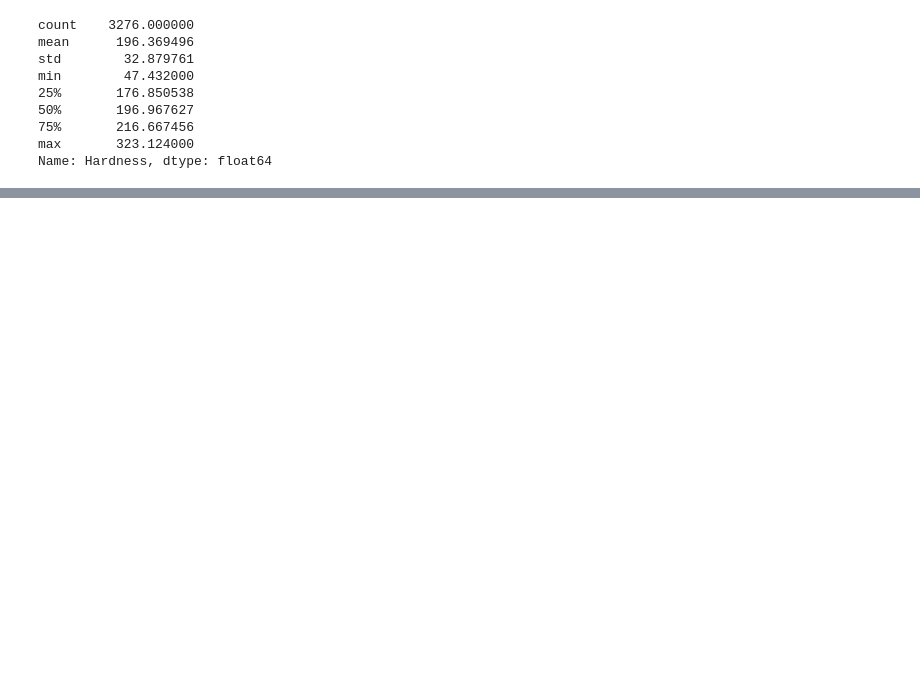
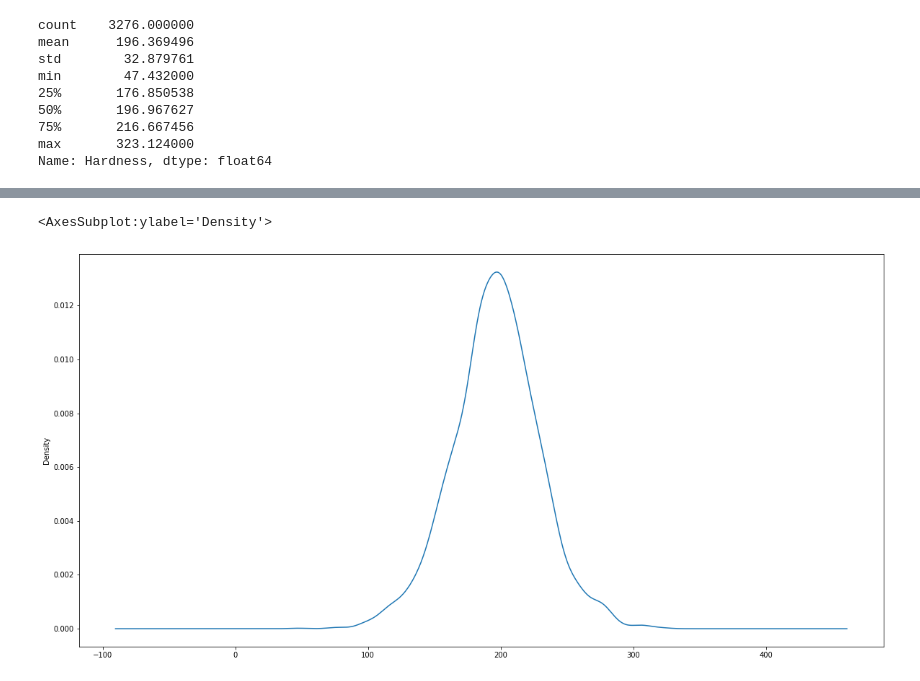
Before and after one commit to pyramixofficial/My-personal-projects, a Jupyter notebook: Exam/Untitled.ipynb, the cells around one changed output, grey strips where cells are left out. Cells and saved outputs as stored; diff of their text form; code cells hidden in the pictures; blank space fills up the shorter version.

```diff
--- a/Exam/Untitled.ipynb
+++ b/Exam/Untitled.ipynb
@@ -163,0 +170,6 @@ Name: Hardness, dtype: float64
+# %%
+plt.figure(figsize=(20,10))
+data.Hardness.plot(kind = 'density')
+# %% [output]
+<AxesSubplot:ylabel='Density'>
+[figure, added]
```
Also changed, not shown: parts of 98 cells of this notebook, 2 other files.
